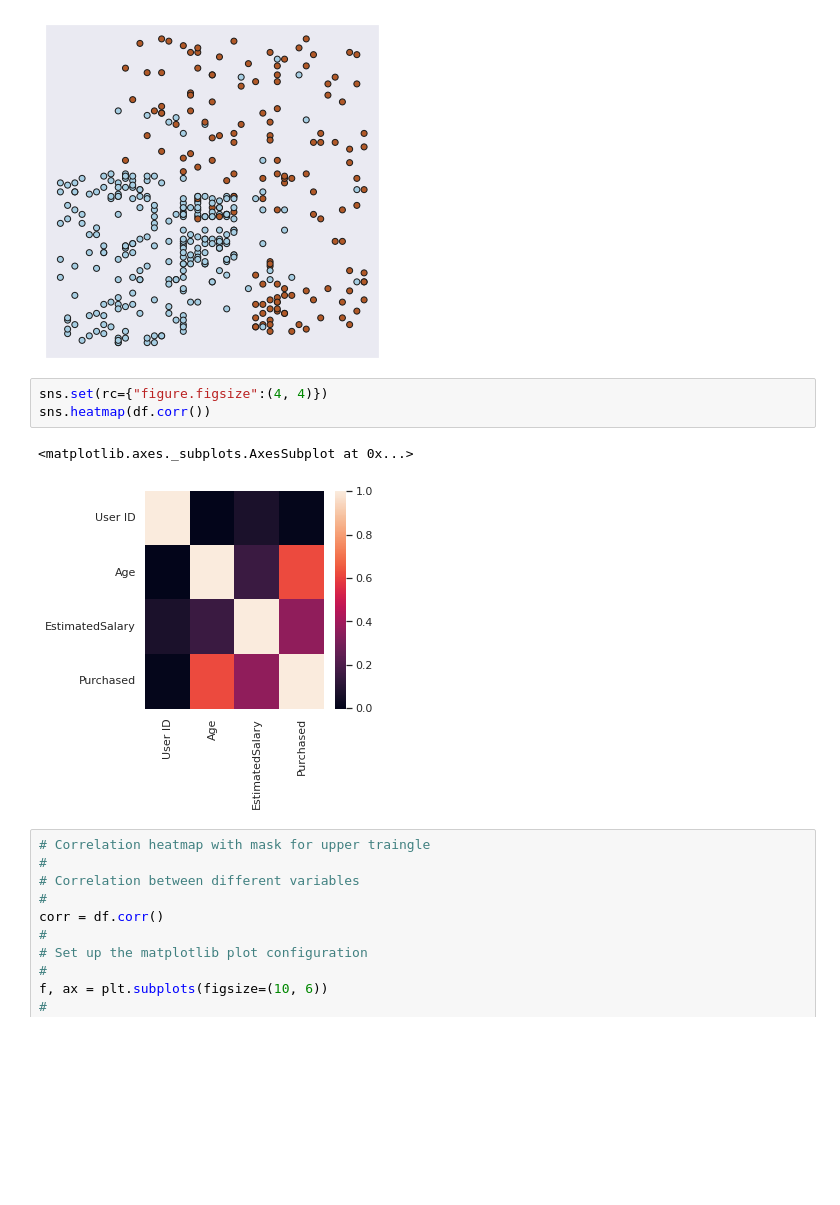
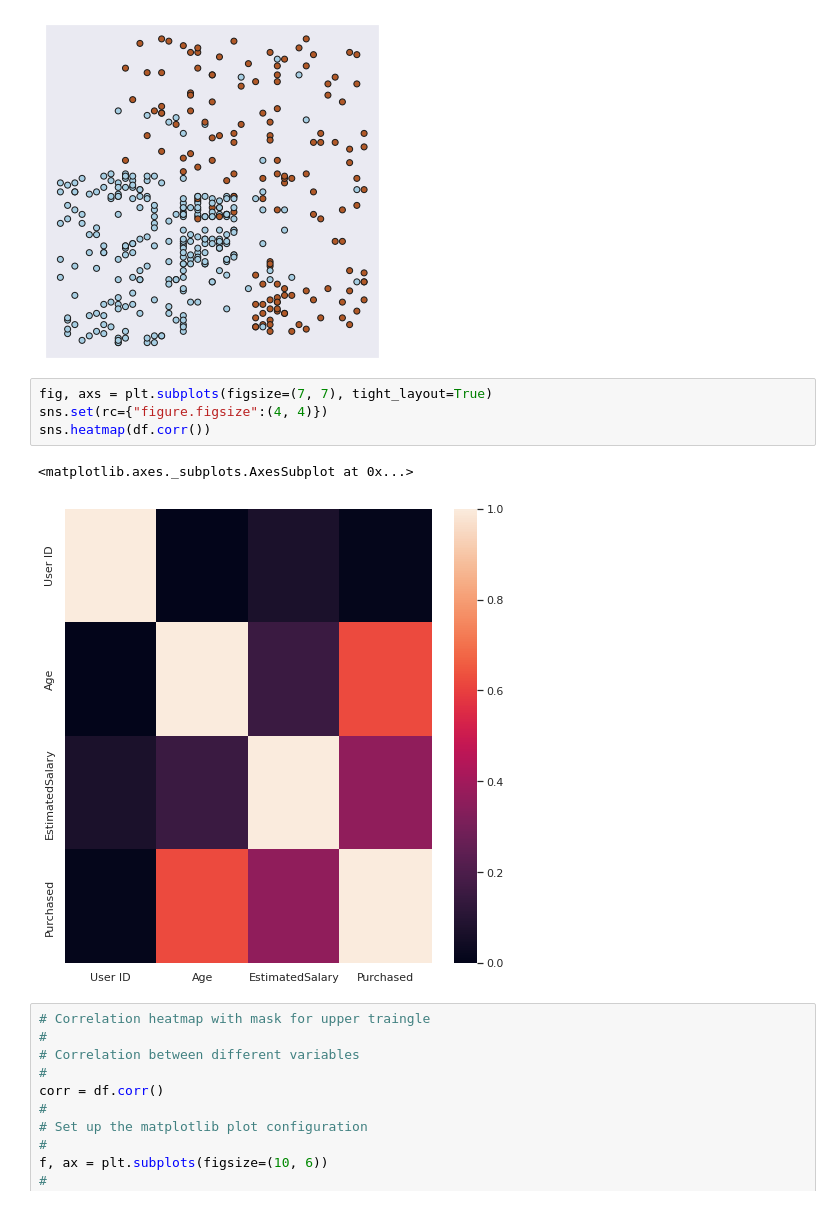
Before and after one commit to asheta66/Machine-Learning-2024, a Jupyter notebook: Logistic Regression/logistic_Regression_A.ipynb, the cells around one changed output. Drawn from its saved outputs; the diff is of its cells as text; blank space fills up the shorter version.

```diff
--- a/Logistic Regression/logistic_Regression_A.ipynb
+++ b/Logistic Regression/logistic_Regression_A.ipynb
@@ -39,11 +39,12 @@ plt.show()
 # %% [output]
 [figure]
 # %%
+fig, axs = plt.subplots(figsize=(7, 7), tight_layout=True)
 sns.set(rc={"figure.figsize":(4, 4)})
 sns.heatmap(df.corr())
 # %% [output]
 <matplotlib.axes._subplots.AxesSubplot at 0x...>
-[figure, old version]
+[figure, new version]
 # %%
 # Correlation heatmap with mask for upper traingle
 #
```
